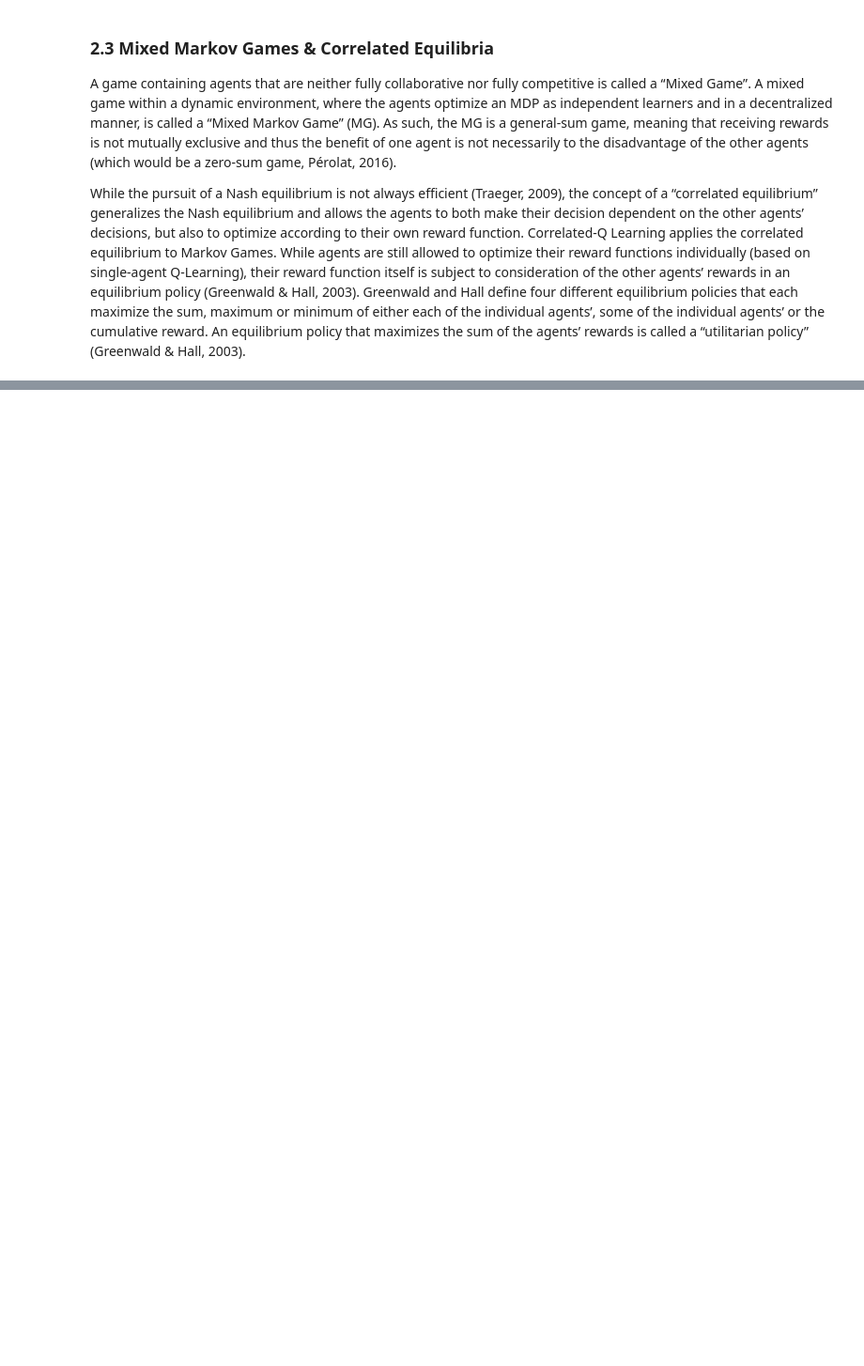
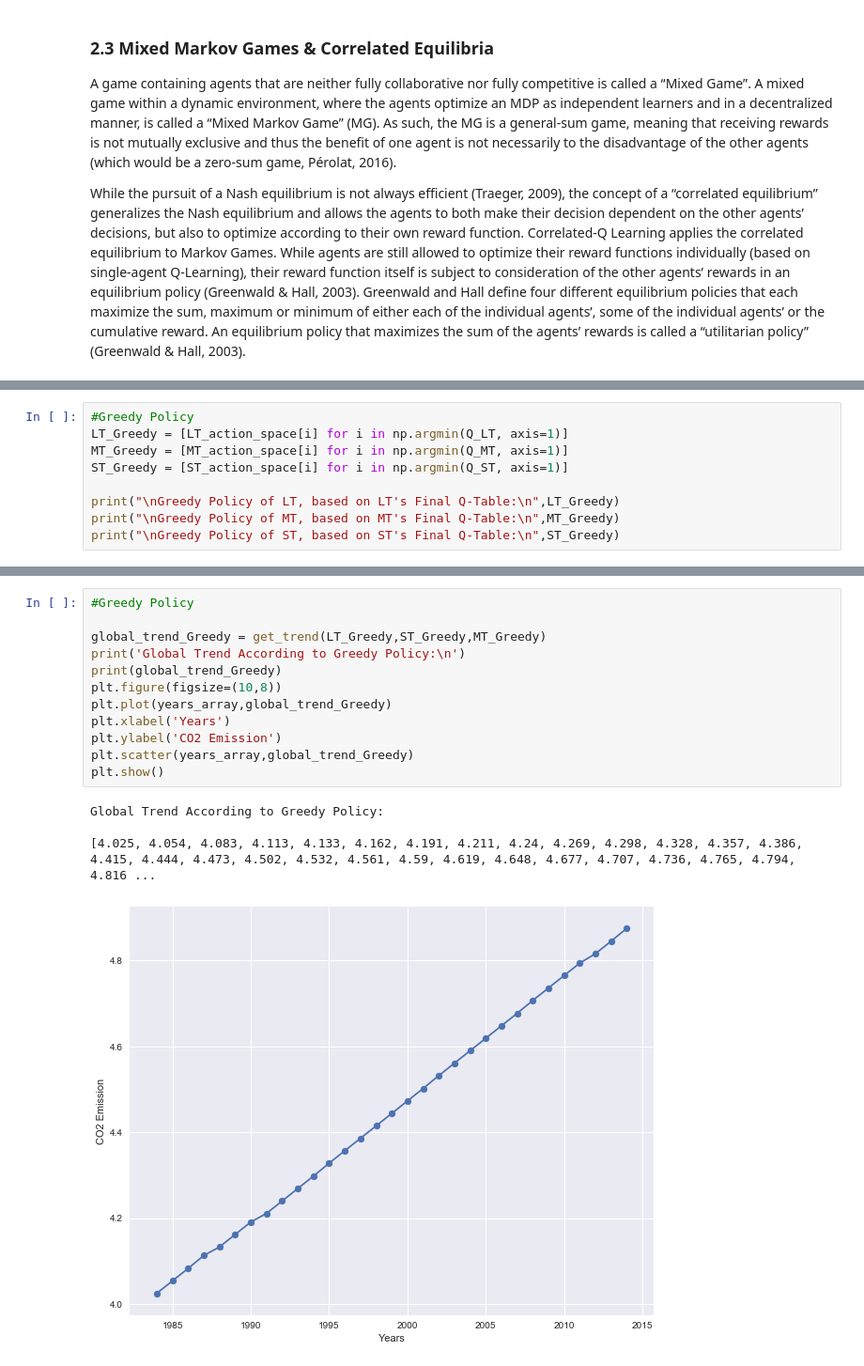
Before and after one commit to RL-carbonfootprint/Reducing-the-Global-Carbon-Footprint-based-on-MARL, a Jupyter notebook: Dynamic_Paper_MARL_&_Global_Carbon_Footprint_School_of_AI_ipynb.ipynb, the cells around one changed output, grey strips where cells are left out. Shown: that part at 94% size. Drawn from its saved outputs; the diff is of its cells as text; blank space fills up the shorter version.

```diff
--- a/Dynamic_Paper_MARL_&_Global_Carbon_Footprint_School_of_AI_ipynb.ipynb
+++ b/Dynamic_Paper_MARL_&_Global_Carbon_Footprint_School_of_AI_ipynb.ipynb
@@ -615,0 +454,9 @@ Bowling, M., & Veloso, M. (2001, August). Rational and convergent learning in st
+# %%
+#Greedy Policy
+LT_Greedy = [LT_action_space[i] for i in np.argmin(Q_LT, axis=1)]
+MT_Greedy = [MT_action_space[i] for i in np.argmin(Q_MT, axis=1)]
+ST_Greedy = [ST_action_space[i] for i in np.argmin(Q_ST, axis=1)]
+
+print("\nGreedy Policy of LT, based on LT's Final Q-Table:\n",LT_Greedy)
+print("\nGreedy Policy of MT, based on MT's Final Q-Table:\n",MT_Greedy)
+print("\nGreedy Policy of ST, based on ST's Final Q-Table:\n",ST_Greedy)
@@ -615,0 +522,17 @@ Bowling, M., & Veloso, M. (2001, August). Rational and convergent learning in st
+# %%
+#Greedy Policy
+
+global_trend_Greedy = get_trend(LT_Greedy,ST_Greedy,MT_Greedy)
+print('Global Trend According to Greedy Policy:\n')
+print(global_trend_Greedy)
+plt.figure(figsize=(10,8))
+plt.plot(years_array,global_trend_Greedy)
+plt.xlabel('Years')
+plt.ylabel('CO2 Emission')
+plt.scatter(years_array,global_trend_Greedy)
+plt.show()
+# %% [output]
+Global Trend According to Greedy Policy:
+
+[4.025, 4.054, 4.083, 4.113, 4.133, 4.162, 4.191, 4.211, 4.24, 4.269, 4.298, 4.328, 4.357, 4.386, 4.415, 4.444, 4.473, 4.502, 4.532, 4.561, 4.59, 4.619, 4.648, 4.677, 4.707, 4.736, 4.765, 4.794, 4.816 ...
+[figure, added]
```
Also changed, not shown: parts of 42 cells of this notebook, 1 other file.
